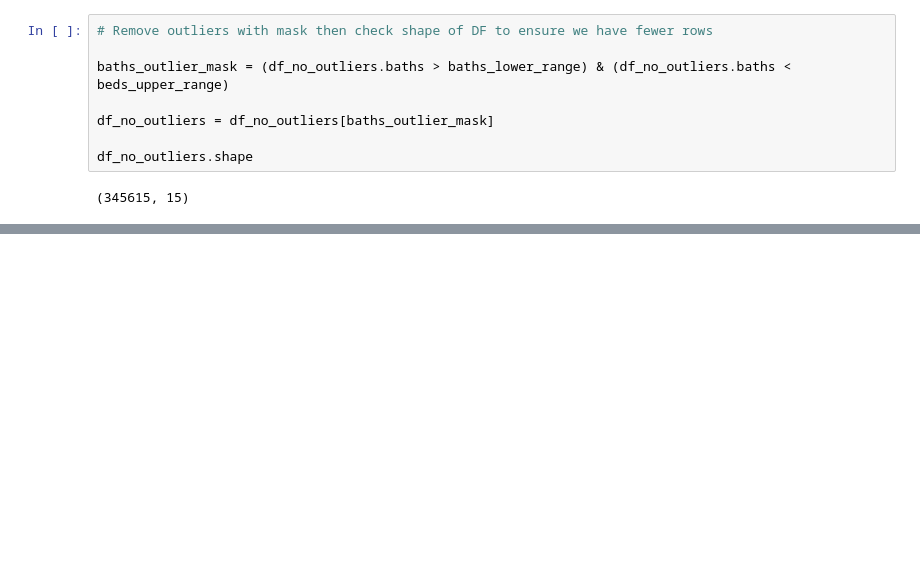
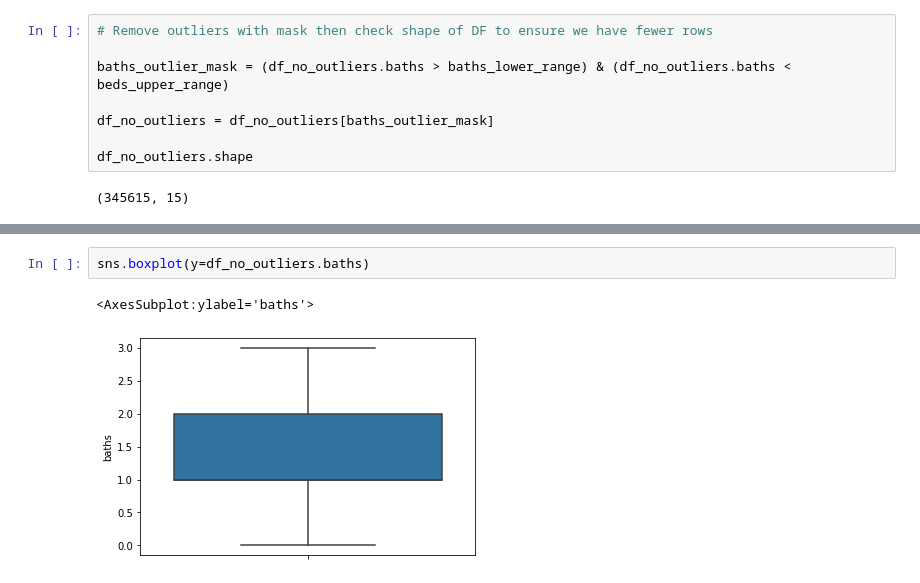
Before and after one commit to moferg/usa-housing-analysis, a Jupyter notebook: usa_housing_analysis.ipynb, the cells around one changed output, grey strips where cells are left out. Saved outputs shown, nothing was run; the diff lists cells and outputs as text; blank space fills up the shorter version.

```diff
--- a/usa_housing_analysis.ipynb
+++ b/usa_housing_analysis.ipynb
@@ -363,0 +372,5 @@ df_no_outliers.describe()
+# %%
+sns.boxplot(y=df_no_outliers.baths)
+# %% [output]
+<AxesSubplot:ylabel='baths'>
+[figure, added]
```
Also changed, not shown: parts of 6 cells of this notebook.
